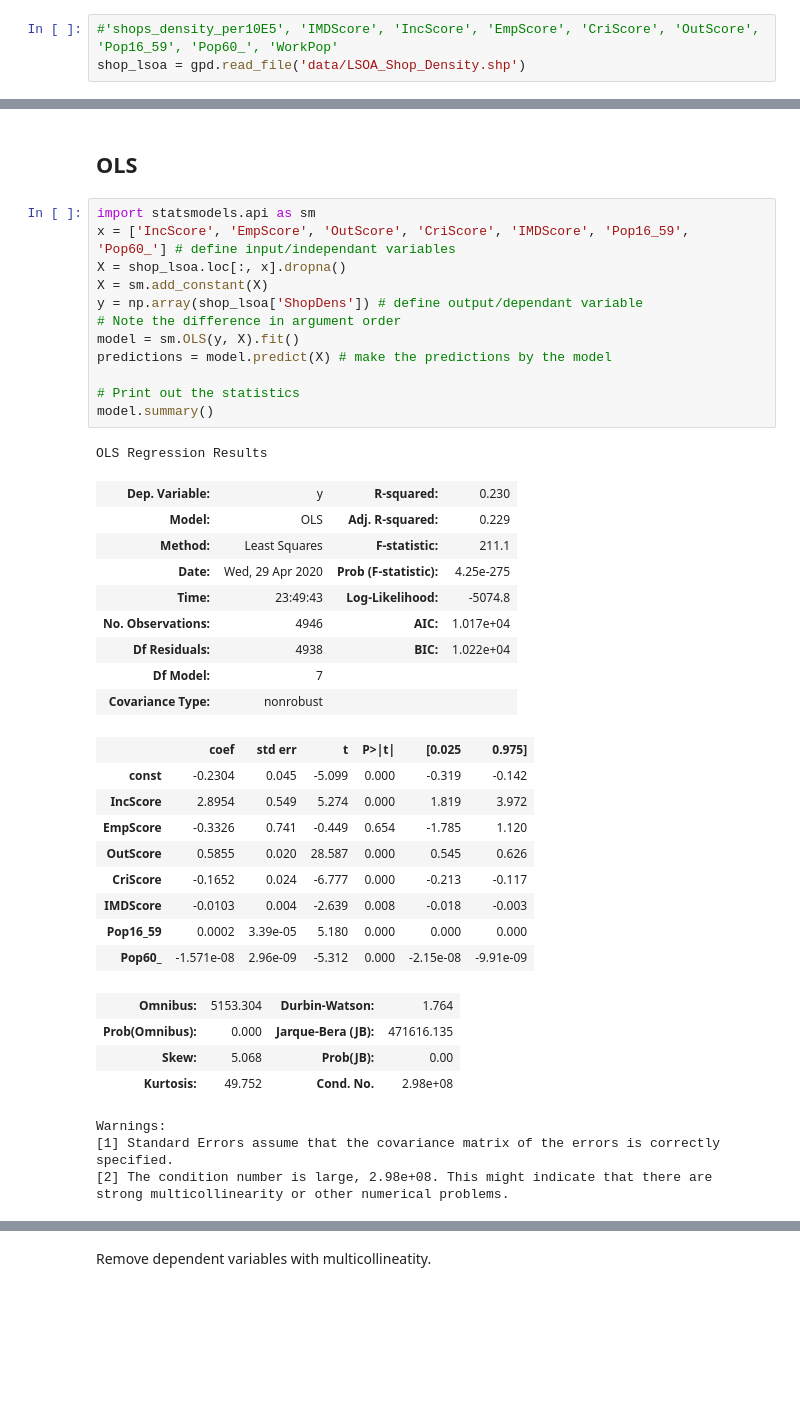
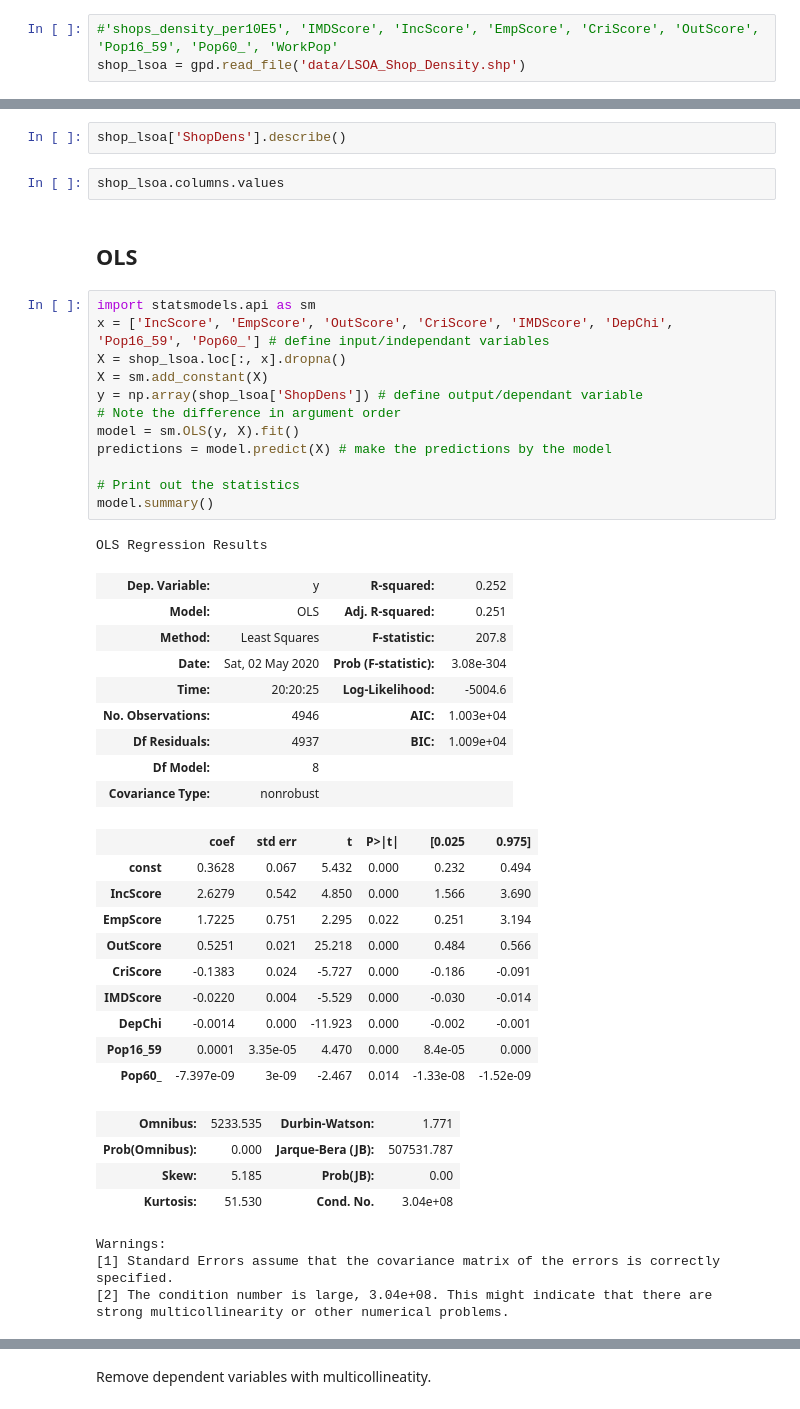
Before and after one commit to WinonaLyw/SpatialDataAnalysis, a Jupyter notebook: CW/grocery_shops_in_london.ipynb, the cells around one changed output, grey strips where cells are left out. Drawn from its saved outputs; the diff is of its cells as text; blank space fills up the shorter version.

```diff
--- a/CW/grocery_shops_in_london.ipynb
+++ b/CW/grocery_shops_in_london.ipynb
@@ -213,42 +241,47 @@ sns.boxplot(shop_lsoa['ShopDens'])
+# %%
+shop_lsoa['ShopDens'].describe()
+# %%
+shop_lsoa.columns.values
 # %% [markdown]
 ## OLS
 # %%
 import statsmodels.api as sm
-x = ['IncScore', 'EmpScore', 'OutScore', 'CriScore', 'IMDScore', 'Pop16_59', 'Pop60_'] # define input/independant variables
+x = ['IncScore', 'EmpScore', 'OutScore', 'CriScore', 'IMDScore', 'DepChi', 'Pop16_59', 'Pop60_'] # define input/independant variables
 X = shop_lsoa.loc[:, x].dropna()
 X = sm.add_constant(X)
 y = np.array(shop_lsoa['ShopDens']) # define output/dependant variable
 # Note the difference in argument order
 model = sm.OLS(y, X).fit()
 predictions = model.predict(X) # make the predictions by the model
 
 # Print out the statistics
 model.summary()
 # %% [output]
 OLS Regression Results
-| Dep. Variable: | y | R-squared: | 0.230 |
-| Model: | OLS | Adj. R-squared: | 0.229 |
-| Method: | Least Squares | F-statistic: | 211.1 |
-| Date: | Wed, 29 Apr 2020 | Prob (F-statistic): | 4.25e-275 |
-| Time: | 23:49:43 | Log-Likelihood: | -5074.8 |
-| No. Observations: | 4946 | AIC: | 1.017e+04 |
-| Df Residuals: | 4938 | BIC: | 1.022e+04 |
-| Df Model: | 7 |  |  |
+| Dep. Variable: | y | R-squared: | 0.252 |
+| Model: | OLS | Adj. R-squared: | 0.251 |
+| Method: | Least Squares | F-statistic: | 207.8 |
+| Date: | Sat, 02 May 2020 | Prob (F-statistic): | 3.08e-304 |
+| Time: | 20:20:25 | Log-Likelihood: | -5004.6 |
+| No. Observations: | 4946 | AIC: | 1.003e+04 |
+| Df Residuals: | 4937 | BIC: | 1.009e+04 |
+| Df Model: | 8 |  |  |
 | Covariance Type: | nonrobust |  |  |
 |  | coef | std err | t | P>|t| | [0.025 | 0.975] |
-| const | -0.2304 | 0.045 | -5.099 | 0.000 | -0.319 | -0.142 |
-| IncScore | 2.8954 | 0.549 | 5.274 | 0.000 | 1.819 | 3.972 |
-| EmpScore | -0.3326 | 0.741 | -0.449 | 0.654 | -1.785 | 1.120 |
-| OutScore | 0.5855 | 0.020 | 28.587 | 0.000 | 0.545 | 0.626 |
-| CriScore | -0.1652 | 0.024 | -6.777 | 0.000 | -0.213 | -0.117 |
-| IMDScore | -0.0103 | 0.004 | -2.639 | 0.008 | -0.018 | -0.003 |
-| Pop16_59 | 0.0002 | 3.39e-05 | 5.180 | 0.000 | 0.000 | 0.000 |
-| Pop60_ | -1.571e-08 | 2.96e-09 | -5.312 | 0.000 | -2.15e-08 | -9.91e-09 |
+| const | 0.3628 | 0.067 | 5.432 | 0.000 | 0.232 | 0.494 |
+| IncScore | 2.6279 | 0.542 | 4.850 | 0.000 | 1.566 | 3.690 |
+| EmpScore | 1.7225 | 0.751 | 2.295 | 0.022 | 0.251 | 3.194 |
+| OutScore | 0.5251 | 0.021 | 25.218 | 0.000 | 0.484 | 0.566 |
+| CriScore | -0.1383 | 0.024 | -5.727 | 0.000 | -0.186 | -0.091 |
+| IMDScore | -0.0220 | 0.004 | -5.529 | 0.000 | -0.030 | -0.014 |
+| DepChi | -0.0014 | 0.000 | -11.923 | 0.000 | -0.002 | -0.001 |
+| Pop16_59 | 0.0001 | 3.35e-05 | 4.470 | 0.000 | 8.4e-05 | 0.000 |
+| Pop60_ | -7.397e-09 | 3e-09 | -2.467 | 0.014 | -1.33e-08 | -1.52e-09 |
-| Omnibus: | 5153.304 | Durbin-Watson: | 1.764 |
-| Prob(Omnibus): | 0.000 | Jarque-Bera (JB): | 471616.135 |
-| Skew: | 5.068 | Prob(JB): | 0.00 |
-| Kurtosis: | 49.752 | Cond. No. | 2.98e+08 |
+| Omnibus: | 5233.535 | Durbin-Watson: | 1.771 |
+| Prob(Omnibus): | 0.000 | Jarque-Bera (JB): | 507531.787 |
+| Skew: | 5.185 | Prob(JB): | 0.00 |
+| Kurtosis: | 51.530 | Cond. No. | 3.04e+08 |
 Warnings:
 [1] Standard Errors assume that the covariance matrix of the errors is correctly specified.
-[2] The condition number is large, 2.98e+08. This might indicate that there are
+[2] The condition number is large, 3.04e+08. This might indicate that there are
 strong multicollinearity or other numerical problems.
```
Also changed, not shown: parts of 51 cells of this notebook, 1 other file.
